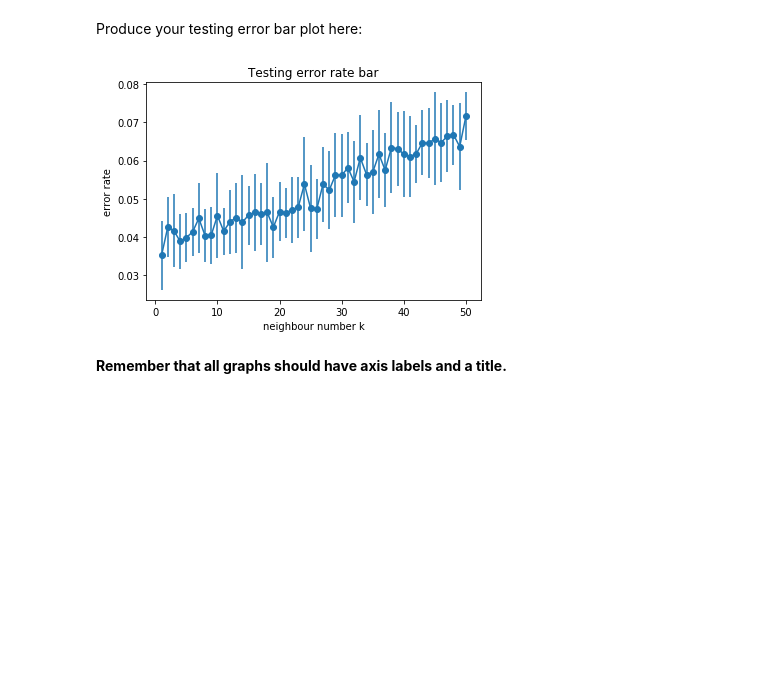
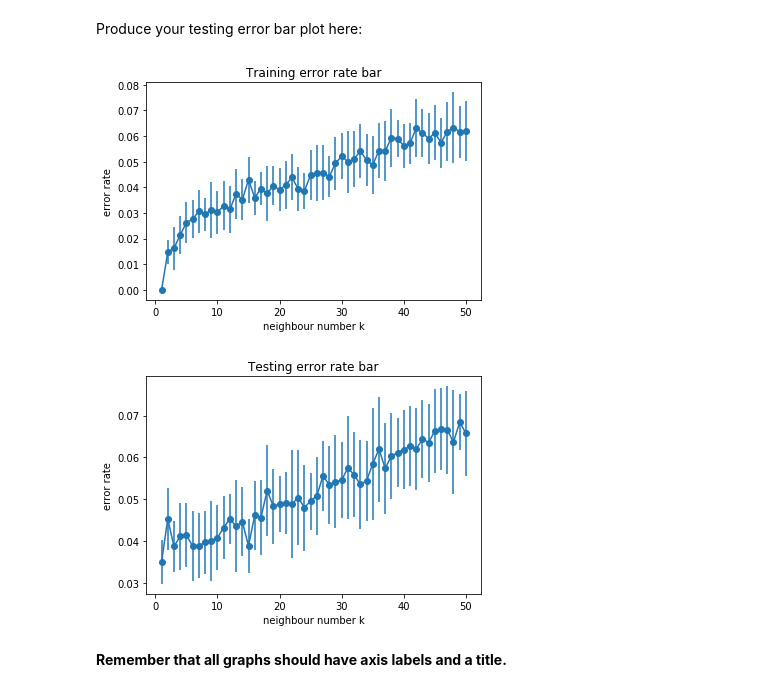
Before and after one commit to Feifan-Chen/face-recoginition-program, a Jupyter notebook: 24111-Lab2-S-DocumentClassification.ipynb, the cells around one changed output. Saved outputs shown, nothing was run; the diff lists cells and outputs as text; code cells hidden in the pictures; blank space fills up the shorter version.

```diff
--- a/24111-Lab2-S-DocumentClassification.ipynb
+++ b/24111-Lab2-S-DocumentClassification.ipynb
@@ -252,7 +252,8 @@ K_train_error = np.zeros([50,2]) #first column is mean, seconding is standard de
 K_train_accuracy = np.zeros([50])
 K_train_accuracy_bar = np.zeros([50])
 K_test_error = np.zeros([50,2])
-
+K_test_accuracy = np.zeros([50])
+K_test_accuracy_bar = np.zeros([50])
 #loops k from 1 to 50
 for j in range(1, 51):
     random_select = 80
@@ -260,6 +261,7 @@ for j in range(1, 51):
     train_error = np.zeros([20])
     test_error = np.zeros([20])
     train_accuracy = np.zeros([20])
+    test_accuracy = np.zeros([20])
 
     #loop 20 trials
     for i in range(20):
@@ -275,11 +277,12 @@ for j in range(1, 51):
         #apply for testing error
         result = knn_classify(test_samples, training_data, training_labels, "cosine", j)
         test_error[i] = ((result[0:120] != 0).sum() + (result[120:240] != 1).sum() + (result[240:360] != 2).sum() + (result[360:480] != 3).sum())/480
-
-    #store trainning accruracy.
+        test_accuracy[i] = 1 - test_error[i]
+    #store two accruracy.
     K_train_accuracy[j-1] = train_accuracy.mean()
     K_train_accuracy_bar[j-1] = train_accuracy.std()
-
+    K_test_accuracy[j-1] = test_accuracy.mean()
+    K_test_accuracy_bar[j-1]= test_accuracy.std()
     #store two error rate in to matrix.
     K_train_error[j-1,0] = train_error.mean()
     K_train_error[j-1,1] = train_error.std()
@@ -325,19 +336,34 @@ plt.show()
 # %% [markdown]
 Produce your testing error bar plot here:
 # %%
+#print training error bar
+x1 = np.arange(1,51)
+y1 = []
+y_err1 = []
+for i in range(50):
+    y1.append(K_train_error[i,0])
+    y_err1.append(K_train_error[i,1])
+plt.xlabel('neighbour number k')
+plt.ylabel('error rate')
+plt.title('Training error rate bar')
+plt.errorbar(x1,y1,y_err1,marker = "o")
+plt.show()
+
+#print testing error bar
 x = np.arange(1,51)
 y = []
 y_err = []
 for i in range(50):
     y.append(K_test_error[i,0])
     y_err.append(K_test_error[i,1])
 plt.xlabel('neighbour number k')
 plt.ylabel('error rate')
 plt.title('Testing error rate bar')
 plt.errorbar(x,y,y_err,marker = "o")
 plt.show()
 # %% [output]
-[figure, old version]
+[figure, new version]
+[figure, added]
 # %% [markdown]
 **Remember that all graphs should have axis labels and a title.**
 # %% [markdown]
```
Also changed, not shown: parts of 8 cells of this notebook.
